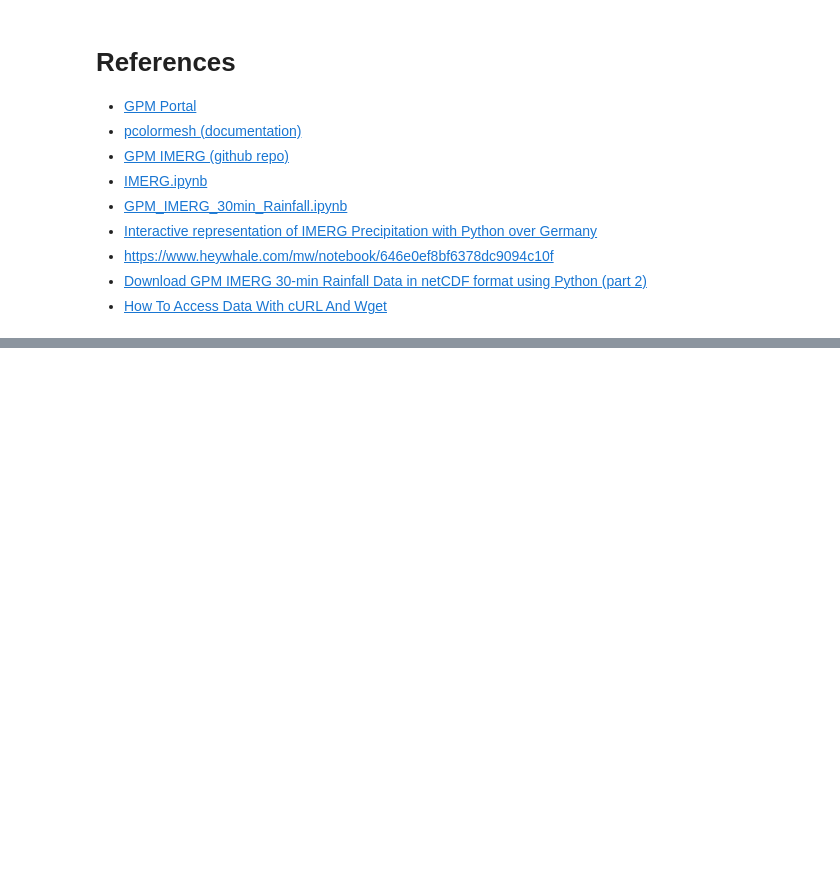
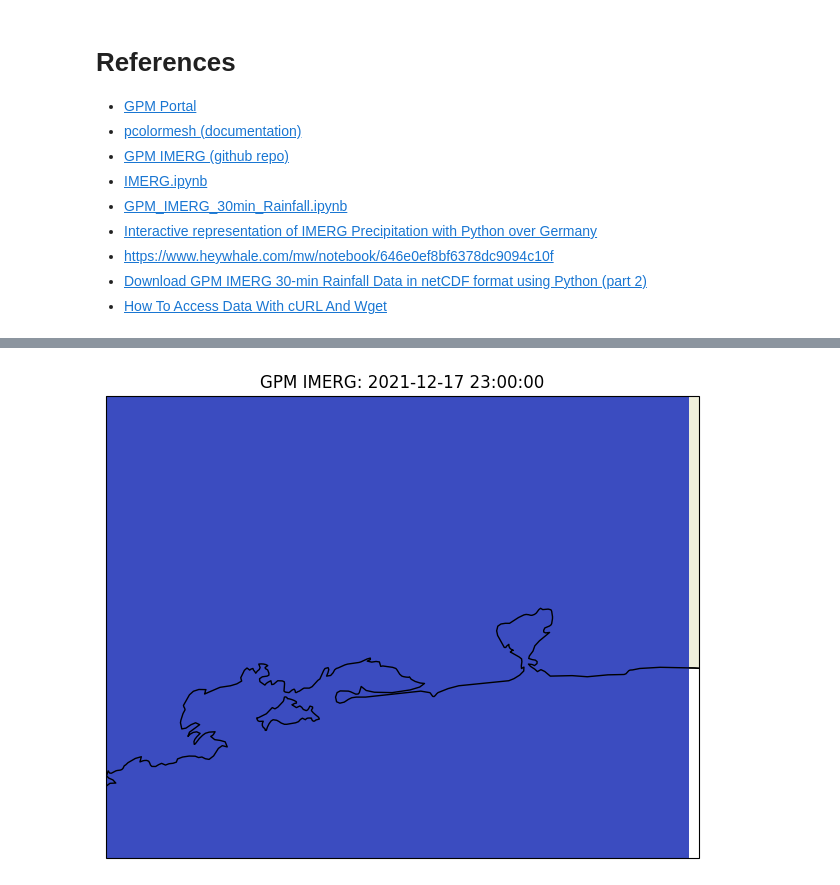
Before and after one commit to AILAB-CEFET-RJ/atmoseer, a Jupyter notebook: notebooks/GPM/plot_half_hourly_data.ipynb, the cells around one changed output, grey strips where cells are left out. Saved outputs shown, nothing was run; the diff lists cells and outputs as text; code cells hidden in the pictures; blank space fills up the shorter version.

```diff
--- a/notebooks/GPM/plot_half_hourly_data.ipynb
+++ b/notebooks/GPM/plot_half_hourly_data.ipynb
@@ -226,3 +226,88 @@ print(Y.shape, X.shape, amplitudes.shape)
 - https://www.heywhale.com/mw/notebook/646e0ef8bf6378dc9094c10f
 - [Download GPM IMERG 30-min Rainfall Data in netCDF format using Python (part 2)](https://www.youtube.com/watch?v=T_Us4hJxSeI)
 - [How To Access Data With cURL And Wget](https://urs.earthdata.nasa.gov/documentation/for_users/data_access/curl_and_wget)
+# %%
+import os
+import numpy as np
+import matplotlib.pyplot as plt
+import cartopy.crs as ccrs
+import cartopy.feature as cfeature
+import xarray as xr
+import imageio
+
+def create_imerg_animation(input_dir, output_file):
+    # Ensure the output directory exists
+    os.makedirs(os.path.dirname(output_file), exist_ok=True)
+
+    # Get all NetCDF files in the input directory
+    files = sorted([os.path.join(input_dir, f) for f in os.listdir(input_dir) if f.endswith('.nc')])
+    if not files:
+        print("No IMERG NetCDF files found in the input directory.")
+        return
+
+    # List to store temporary frame files
+    frames = []
+
+    # Define Rio de Janeiro bounding box
+    # rio_lon_min, rio_lon_max = -44.5, -42.5
+    # rio_lat_min, rio_lat_max = -23.5, -22.5
+    rio_lon_min, rio_lon_max = -45.05290312102409, -42.35676996062447
+    rio_lat_min, rio_lat_max = -23.801876626302175, -21.699774257353113
+
+    # Create a figure for visualization
+    fig, ax = plt.subplots(subplot_kw={'projection': ccrs.PlateCarree()}, figsize=(10, 6))
+
+    for file in files:
+        # Load data from NetCDF
+        print(f'Loading file {file}')
+        data = xr.open_dataset(file)
+        lats = data['lat'].values
+        lons = data['lon'].values
+        precipitation = data['precipitation'].values[0]  # Assuming time is the first dimension
+
+        # Filter data for the Rio de Janeiro region
+        lat_mask = (lats >= rio_lat_min) & (lats <= rio_lat_max)
+        lon_mask = (lons >= rio_lon_min) & (lons <= rio_lon_max)
+        lats_region = lats[lat_mask]
+        lons_region = lons[lon_mask]
+        precipitation_region = precipitation[np.ix_(lat_mask, lon_mask)]
+
+        # Plot data
+        ax.clear()
+        ax.set_extent([rio_lon_min, rio_lon_max, rio_lat_min, rio_lat_max], crs=ccrs.PlateCarree())
+        ax.add_feature(cfeature.COASTLINE)
+        ax.add_feature(cfeature.BORDERS, linestyle=':')
+        ax.add_feature(cfeature.LAND, edgecolor='black')
+
+        X, Y = np.meshgrid(lons_region, lats_region)
+        im = ax.pcolormesh(X, Y, precipitation_region, transform=ccrs.PlateCarree(), cmap='coolwarm')
+
+        # plt.colorbar(im, ax=ax, orientation='horizontal', pad=0.05, label="Precipitation (mm/h)")
+        plt.title(f"GPM IMERG: {data.time.values[0]}")
+
+        # Save the frame
+        frame_file = f"frame_{len(frames):04d}.png"
+        plt.savefig(frame_file)
+        frames.append(frame_file)
+
+        # Close the dataset to save memory
+        data.close()
+
+    # Create MP4 animation using imageio
+    with imageio.get_writer(output_file, fps=2) as writer:
+        for frame in frames:
+            writer.append_data(imageio.imread(frame))
+
+    # Clean up temporary frames
+    for frame in frames:
+        os.remove(frame)
+
+    print(f"Animation saved as {output_file}")
+
+# Example usage
+# input_directory = "../../data/GPM/2024/01/13"
+# input_directory = "../../data/GPM/2021/12/26"
+input_directory = "../../data/GPM/2021/12/17"
+output_animation = "./imerg_rio_animation.mp4"
+create_imerg_animation(input_directory, output_animation)
+# %% [output]
@@ -228,0 +333 @@ print(Y.shape, X.shape, amplitudes.shape)
+[figure, added]
```
Also changed, not shown: parts of 2 cells of this notebook, 3 other files.
